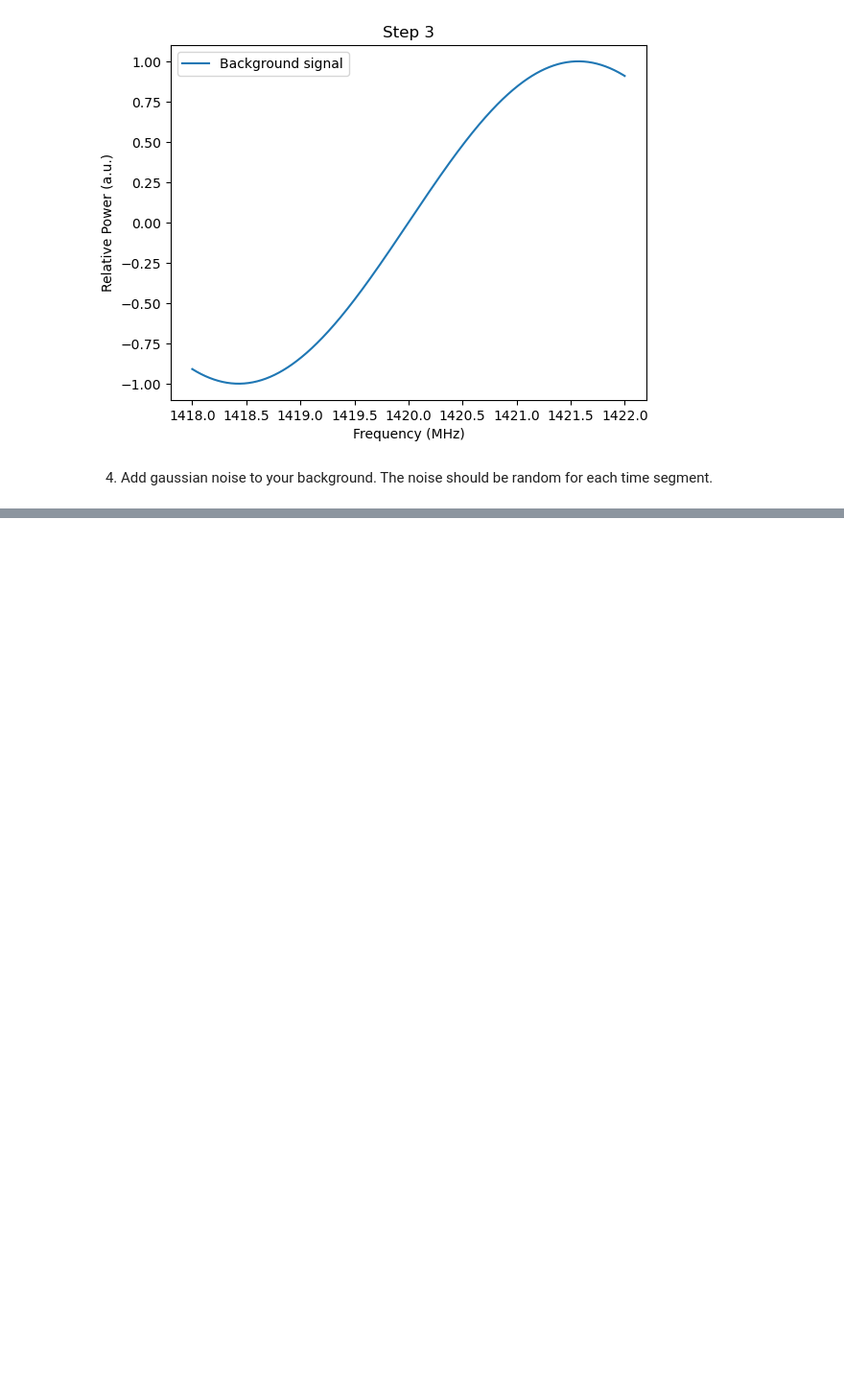
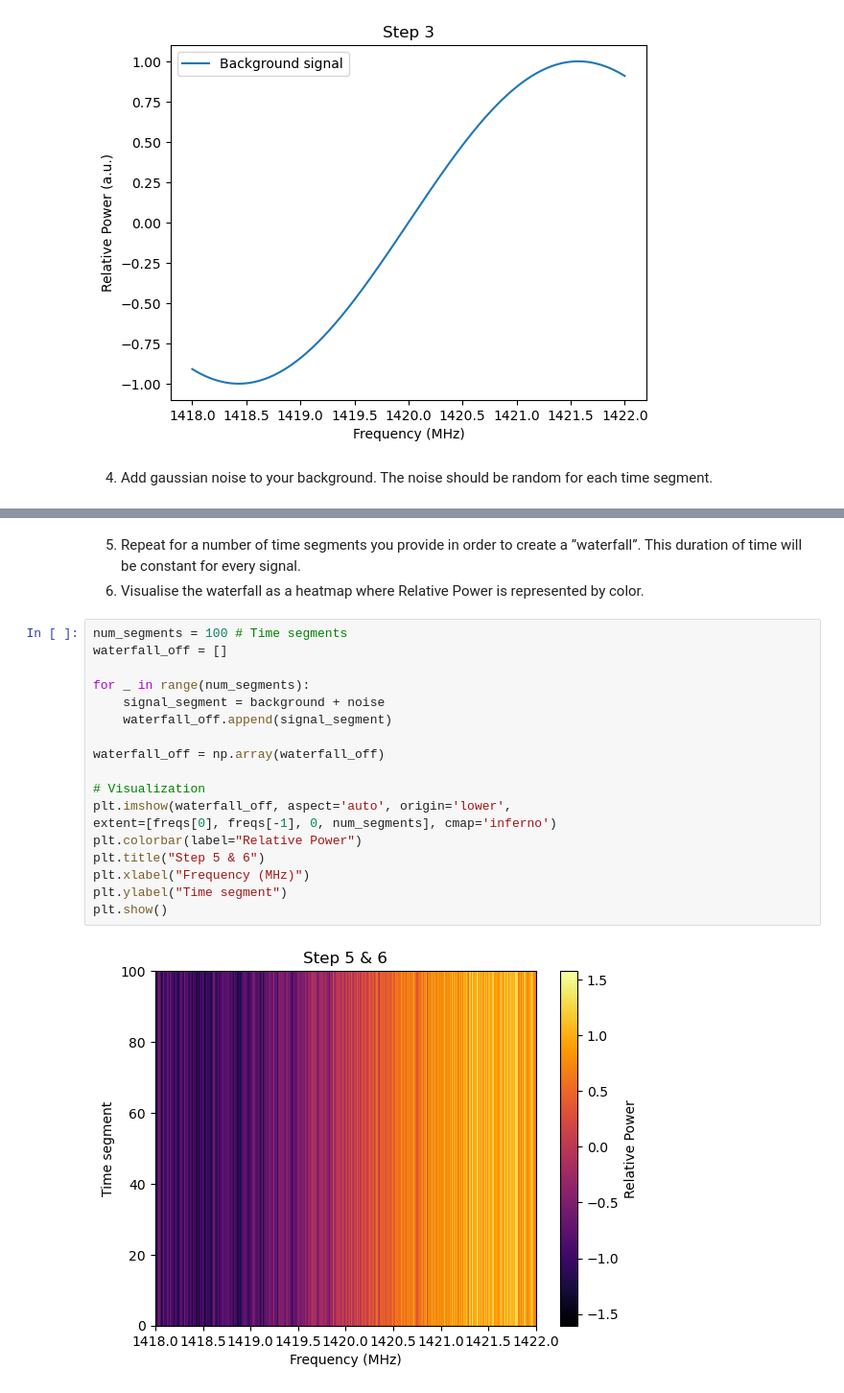
Before and after one commit to nikostsormpa/ASTRO-task, a Jupyter notebook: recruitment_task.ipynb, the cells around one changed output, grey strips where cells are left out. Shown at 96% size. Cells and saved outputs as stored; diff of their text form; blank space fills up the shorter version.

```diff
--- a/recruitment_task.ipynb
+++ b/recruitment_task.ipynb
@@ -52,0 +74,24 @@ for each time segment.
+# %% [markdown]
+5. Repeat for a number of time segments you provide in order to create a
+”waterfall”. This duration of time will be constant for every signal.
+6. Visualise the waterfall as a heatmap where Relative Power is represented by color.
+# %%
+num_segments = 100 # Time segments
+waterfall_off = []
+
+for _ in range(num_segments):
+    signal_segment = background + noise
+    waterfall_off.append(signal_segment)
+
+waterfall_off = np.array(waterfall_off)
+
+# Visualization
+plt.imshow(waterfall_off, aspect='auto', origin='lower',
+extent=[freqs[0], freqs[-1], 0, num_segments], cmap='inferno')
+plt.colorbar(label="Relative Power")
+plt.title("Step 5 & 6")
+plt.xlabel("Frequency (MHz)")
+plt.ylabel("Time segment")
+plt.show()
+# %% [output]
+[figure, added]
```
Also changed, not shown: parts of 1 cell of this notebook.
